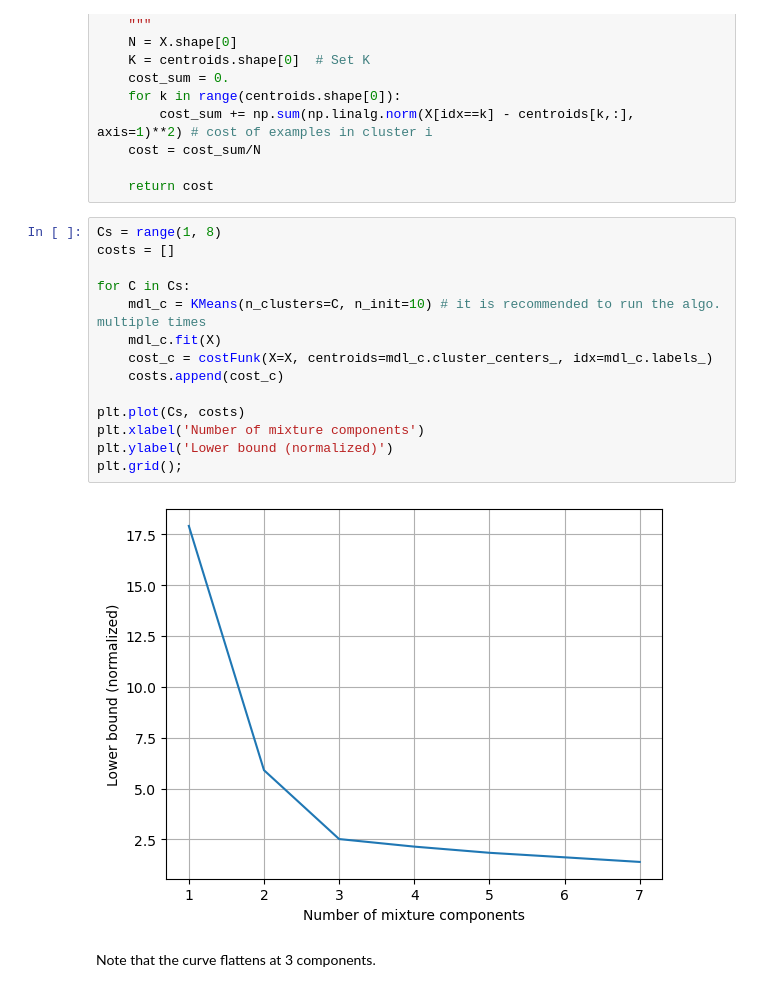
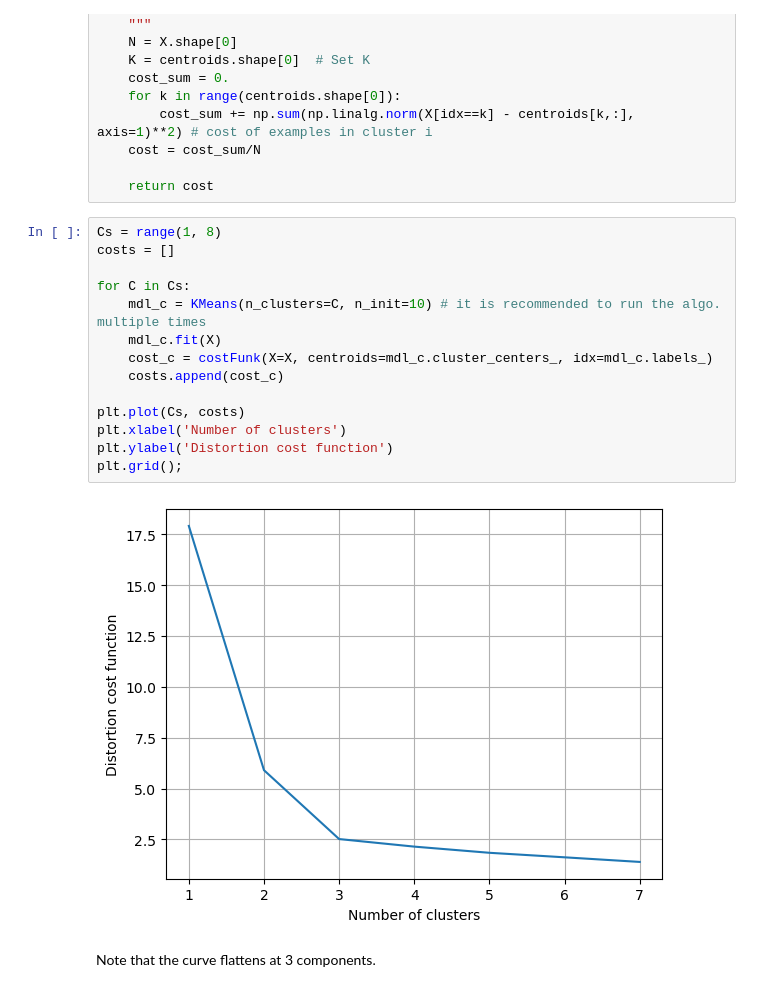
Before and after one commit to SebastianGlavind/Probabilistic_modeling_and_analysis, a Jupyter notebook: Kmeans/Kmeans.ipynb, the cells around one changed output. Saved outputs shown, nothing was run; the diff lists cells and outputs as text.

```diff
--- a/Kmeans/Kmeans.ipynb
+++ b/Kmeans/Kmeans.ipynb
@@ -229,18 +229,18 @@ def costFunk(X, centroids, idx):
 # %%
 Cs = range(1, 8)
 costs = []
 
 for C in Cs:
     mdl_c = KMeans(n_clusters=C, n_init=10) # it is recommended to run the algo. multiple times
     mdl_c.fit(X)
     cost_c = costFunk(X=X, centroids=mdl_c.cluster_centers_, idx=mdl_c.labels_)
     costs.append(cost_c)
 
 plt.plot(Cs, costs)
-plt.xlabel('Number of mixture components')
-plt.ylabel('Lower bound (normalized)')
+plt.xlabel('Number of clusters')
+plt.ylabel('Distortion cost function')
 plt.grid();
 # %% [output]
-[figure, old version]
+[figure, new version]
 # %% [markdown]
 Note that the curve flattens at 3 components.
```
